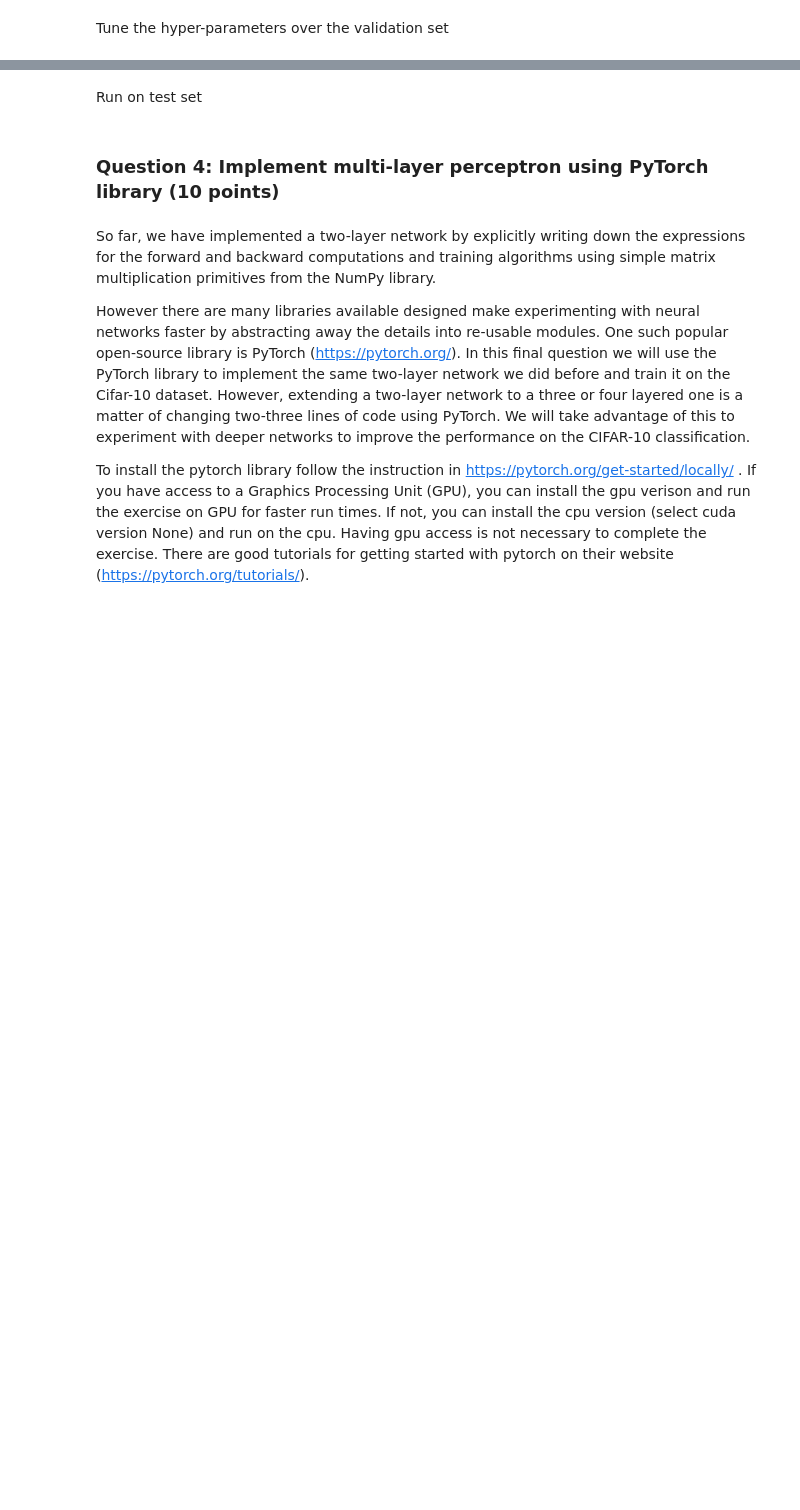
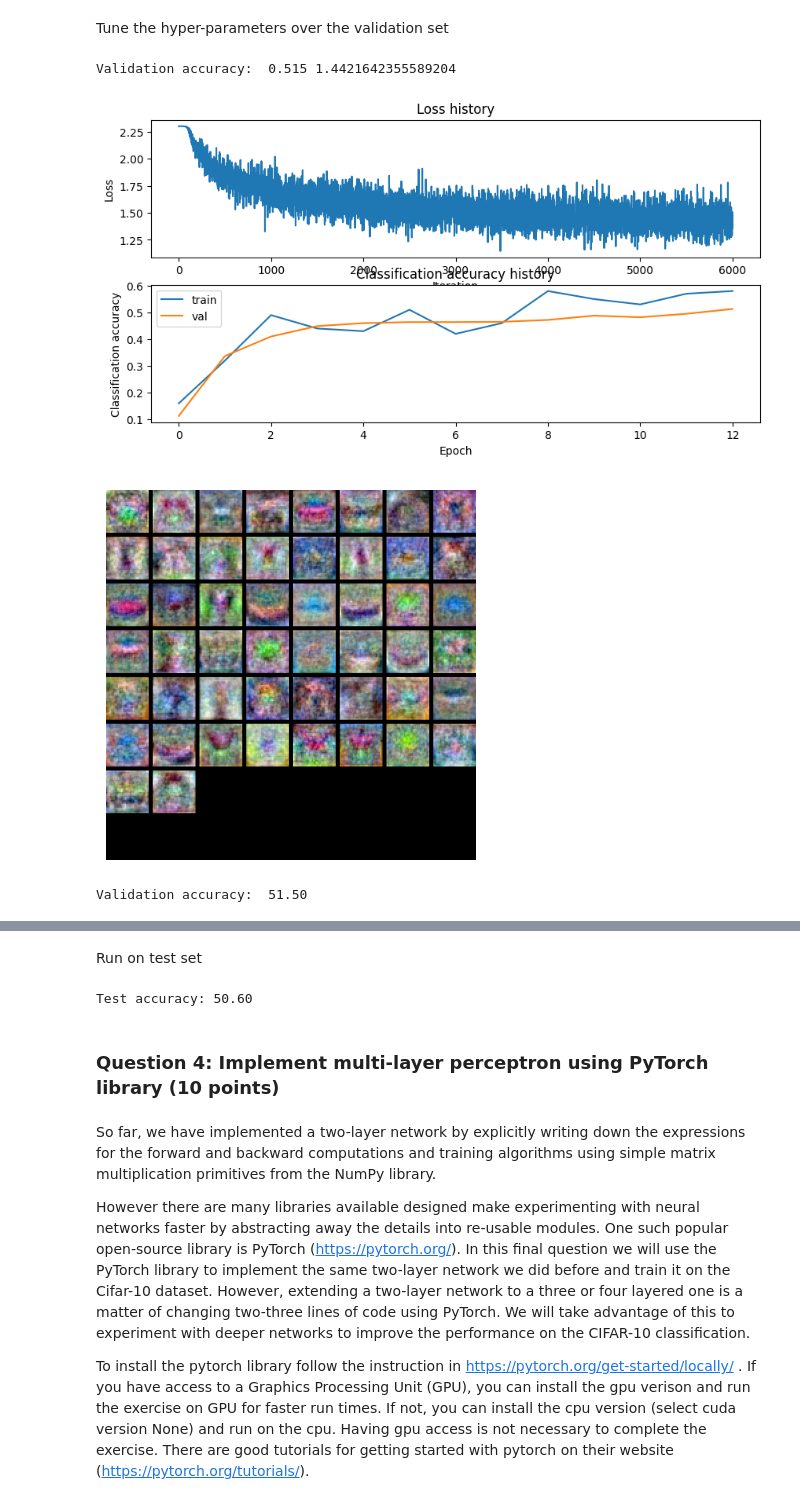
Before and after one commit to MoidHuda/HLCV_53, a Jupyter notebook: Assignment_2/exercise-2.ipynb, the cells around one changed output, grey strips where cells are left out. Saved outputs shown, nothing was run; the diff lists cells and outputs as text; code cells hidden in the pictures; blank space fills up the shorter version.

```diff
--- a/Assignment_2/exercise-2.ipynb
+++ b/Assignment_2/exercise-2.ipynb
@@ -512,30 +529,77 @@ Tune the hyper-parameters over the validation set
 # **Explain your hyperparameter tuning process in the report.**
 
 #################################################################################
 # TODO: Tune hyperparameters using the validation set. Store your best trained  #
 # model in best_net.                                                            #
 #                                                                               #
 # To help debug your network, it may help to use visualizations similar to the  #
 # ones we used above; these visualizations will have significant qualitative    #
 # differences from the ones we saw above for the poorly tuned network.          #
 #                                                                               #
 # Tweaking hyperparameters- by hand can be fun, but you might find it useful to #
 # write code to sweep through possible combinations of hyperparameters          #
 # For example you can write                                                     #
 #   for learning_rate in my_learning_rates:                                     #
 #     ...                                                                       #
 #################################################################################
 # *****START OF YOUR CODE (DO NOT DELETE/MODIFY THIS LINE)*****
 # stats = best_net.train(X_train, y_train, X_val, y_val,
 #             num_iters=, batch_size=,
 #             learning_rate=, learning_rate_decay=,
 #             reg=, verbose=True)
 
+net = module_twolayernet.TwoLayerNetv4(input_size=input_size, hidden_size=hidden_size, output_size=num_classes)
+
+stats = net.train(X_train, y_train, X_val, y_val,
+            num_iters=6000, batch_size=100,
+            learning_rate=3e-4, learning_rate_decay=0.95,
+            reg=0.25, verbose=True)
+
+# Evaluate the model on the validation set
+val_acc = (net.predict(X_val) == y_val).mean()
+print('Validation accuracy: ', val_acc)
+
+######################## Debug the training ##################################
+# With the default parameters we provided above, you should get a validation
+# accuracy of about 0.29 on the validation set. This isn't very good.
+#
+# One strategy for getting insight into what's wrong is to plot the loss
+# function and the accuracies on the training and validation sets during
+# optimization.
+# Plot the loss function and train / validation accuracies
+
+fig, axes = plt.subplots(2, 1, figsize=(2*5, 5*1), dpi=100)
+axes[0].plot(stats['loss_history'])
+axes[0].set_title('Loss history')
+axes[0].set_xlabel('Iteration')
+axes[0].set_ylabel('Loss')
+
+axes[1].plot(stats['train_acc_history'], label='train')
+axes[1].plot(stats['val_acc_history'], label='val')
+axes[1].set_title('Classification accuracy history')
+axes[1].set_xlabel('Epoch')
+axes[1].set_ylabel('Classification accuracy')
+axes[1].legend()
+plt.show()
+
+
+
+# Another strategy is to visualize the weights that were learned in the first
+# layer of the network. In most neural networks trained on visual data, the
+# first layer weights typically show some visible structure when visualized.
+show_net_weights(net)
+
+
 best_net = net # store your best model into this
 
 # *****END OF YOUR CODE (DO NOT DELETE/MODIFY THIS LINE)*****
 
 # Predict on the validation set
 val_acc = (best_net.predict(X_val) == y_val).mean()
 print(f'Validation accuracy: {val_acc*100 : 0.2f}')
 show_net_weights(best_net)
+# %% [output]
+Validation accuracy:  0.515 1.4421642355589204
+[figure, added]
+[figure, added]
+Validation accuracy:  51.50
@@ -547,6 +612,8 @@ Run on test set
 
 test_acc = (best_net.predict(X_test) == y_test).mean()
 print(f'Test accuracy: {test_acc*100:0.2f}')
+# %% [output]
+Test accuracy: 50.60
 # %% [markdown]
 ### Question 4: Implement multi-layer perceptron using PyTorch library (10 points)
 # %% [markdown]
```
Also changed, not shown: parts of 11 cells of this notebook.
